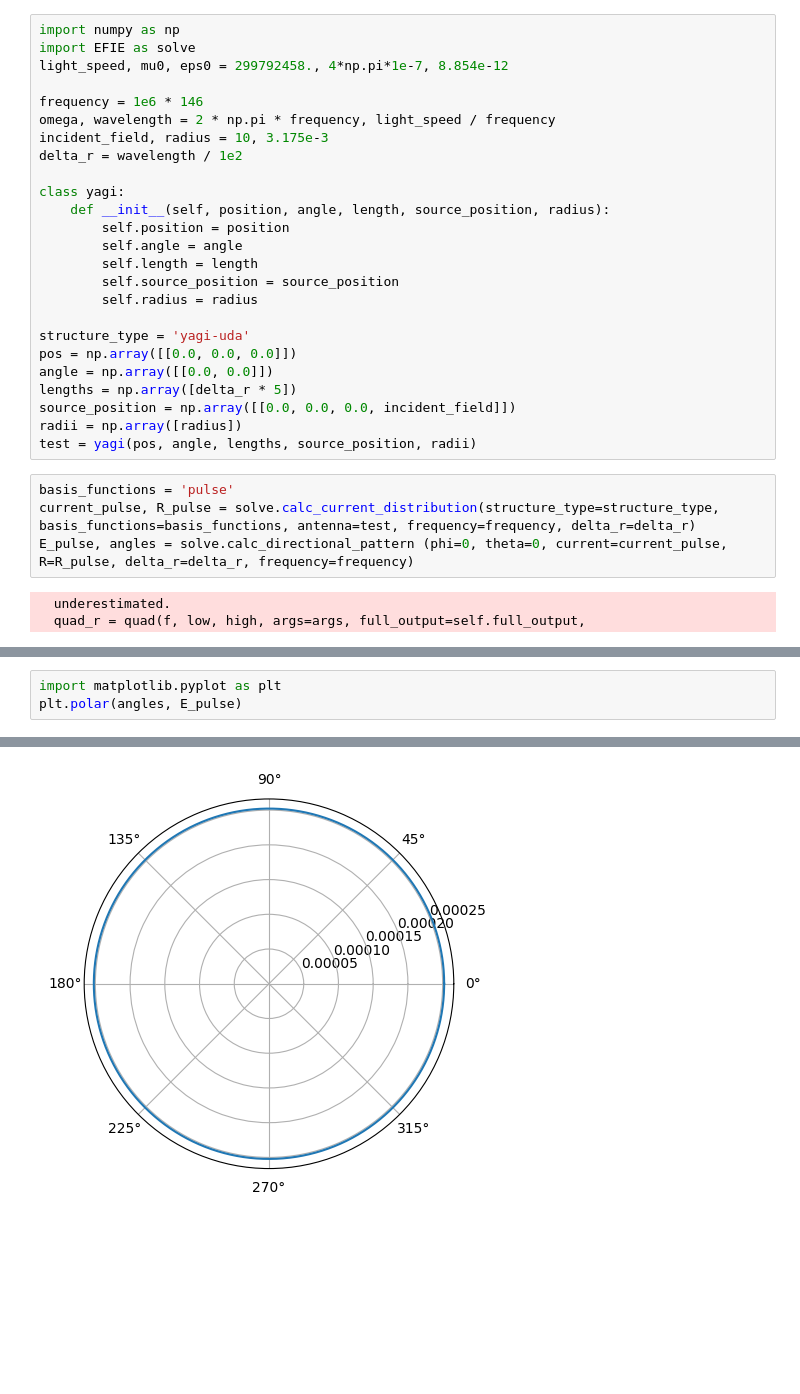
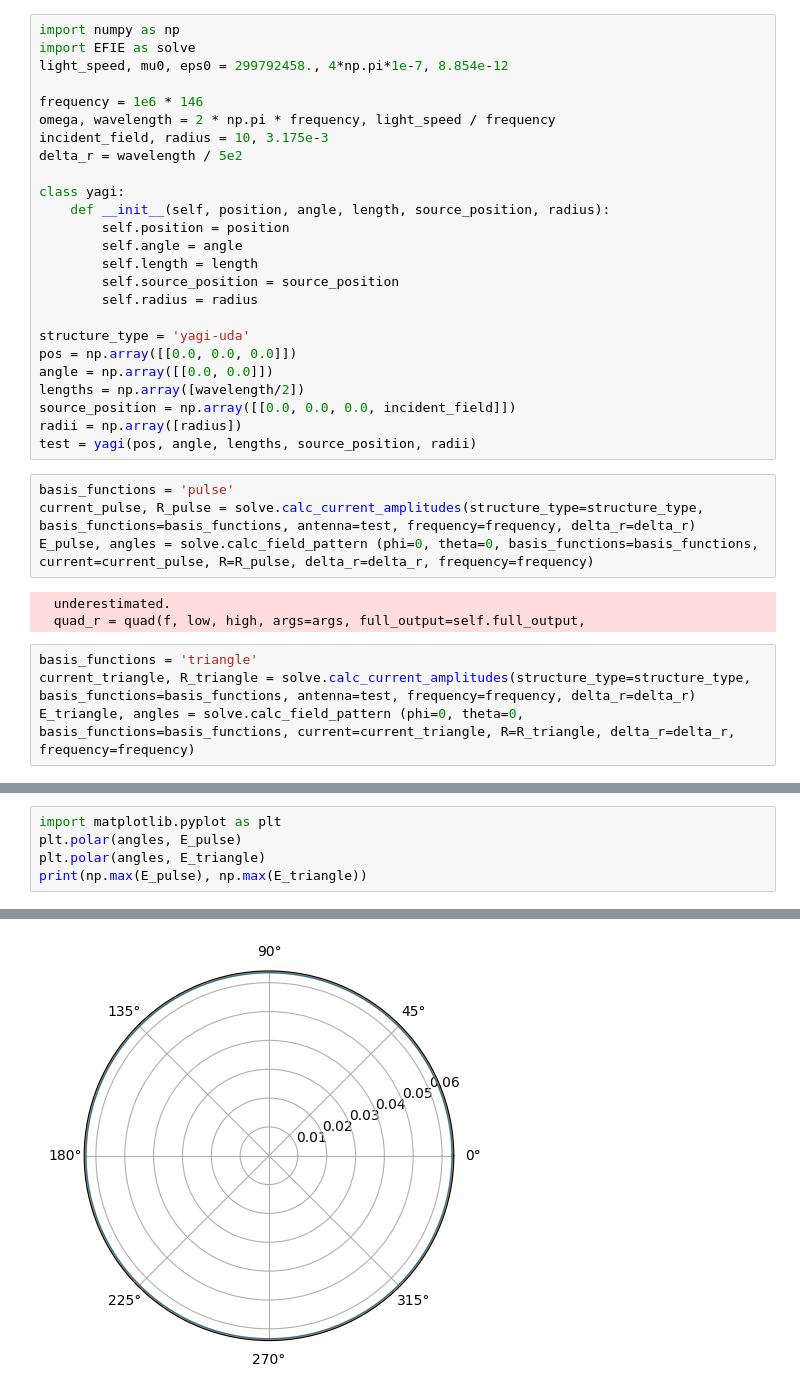
Before and after one commit to Sh4DowBurn/Method-of-Moments-for-antennas, a Jupyter notebook: TEST.ipynb, the cells around one changed output, grey strips where cells are left out. Drawn from its saved outputs; the diff is of its cells as text; blank space fills up the shorter version.

Commit message:
added triangle functions

```diff
--- a/TEST.ipynb
+++ b/TEST.ipynb
@@ -6,7 +6,7 @@ light_speed, mu0, eps0 = 299792458., 4*np.pi*1e-7, 8.854e-12
 frequency = 1e6 * 146
 omega, wavelength = 2 * np.pi * frequency, light_speed / frequency
 incident_field, radius = 10, 3.175e-3
-delta_r = wavelength / 1e2
+delta_r = wavelength / 5e2
 
 class yagi:
     def __init__(self, position, angle, length, source_position, radius):
@@ -19,14 +19,18 @@ class yagi:
 structure_type = 'yagi-uda'
 pos = np.array([[0.0, 0.0, 0.0]])
 angle = np.array([[0.0, 0.0]])
-lengths = np.array([delta_r * 5])
+lengths = np.array([wavelength/2])
 source_position = np.array([[0.0, 0.0, 0.0, incident_field]])
 radii = np.array([radius])
 test = yagi(pos, angle, lengths, source_position, radii)
 # %%
 basis_functions = 'pulse'
-current_pulse, R_pulse = solve.calc_current_distribution(structure_type=structure_type, basis_functions=basis_functions, antenna=test, frequency=frequency, delta_r=delta_r)
-E_pulse, angles = solve.calc_directional_pattern (phi=0, theta=0, current=current_pulse, R=R_pulse, delta_r=delta_r, frequency=frequency)
+current_pulse, R_pulse = solve.calc_current_amplitudes(structure_type=structure_type, basis_functions=basis_functions, antenna=test, frequency=frequency, delta_r=delta_r)
+E_pulse, angles = solve.calc_field_pattern (phi=0, theta=0, basis_functions=basis_functions, current=current_pulse, R=R_pulse, delta_r=delta_r, frequency=frequency)
 # %% [output]
   underestimated.
   quad_r = quad(f, low, high, args=args, full_output=self.full_output,
+# %%
+basis_functions = 'triangle'
+current_triangle, R_triangle = solve.calc_current_amplitudes(structure_type=structure_type, basis_functions=basis_functions, antenna=test, frequency=frequency, delta_r=delta_r)
+E_triangle, angles = solve.calc_field_pattern (phi=0, theta=0, basis_functions=basis_functions, current=current_triangle, R=R_triangle, delta_r=delta_r, frequency=frequency)
@@ -33,4 +59,6 @@ E_pulse, angles = solve.calc_directional_pattern (phi=0, theta=0, current=curren
 # %%
 import matplotlib.pyplot as plt
 plt.polar(angles, E_pulse)
+plt.polar(angles, E_triangle)
+print(np.max(E_pulse), np.max(E_triangle))
 # %% [output]
@@ -38 +66 @@ plt.polar(angles, E_pulse)
-[figure, old version]
+[figure, new version]
```
Also changed, not shown: parts of 4 cells of this notebook, 3 other files.
